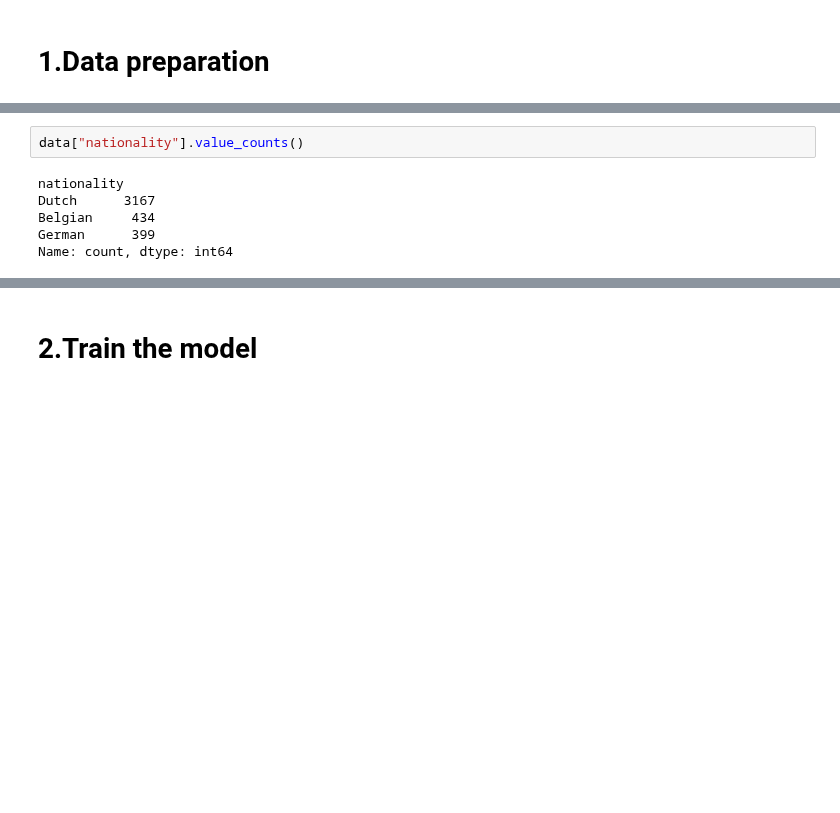
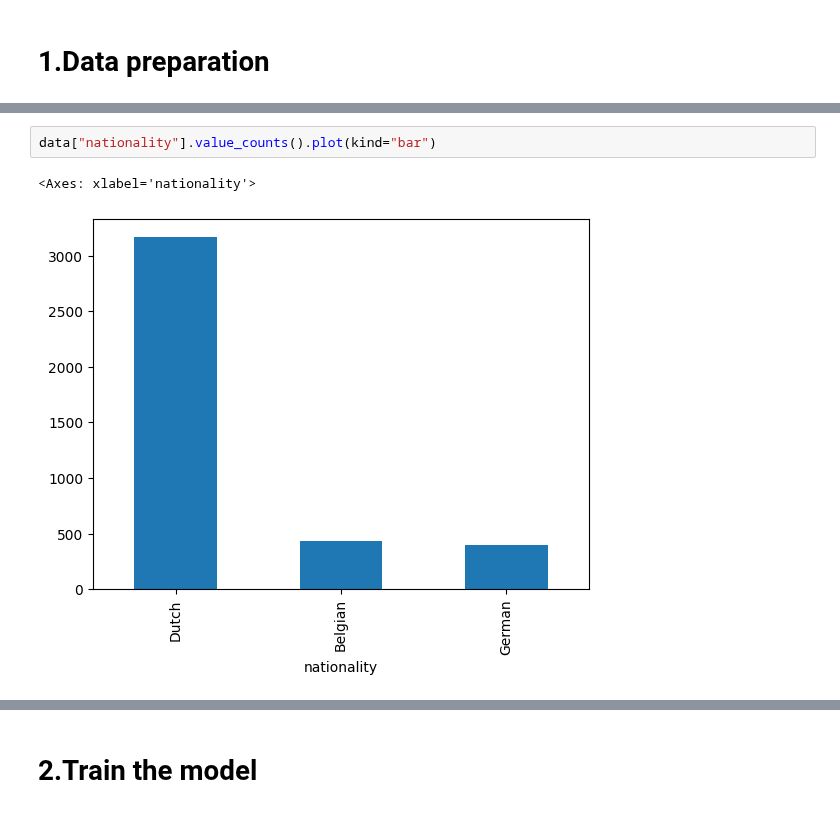
Before and after one commit to AlbanaCelepija/enhanced_mlops, a Jupyter notebook: framework/library/use_cases/tabular/src/local_platform/experiments/1.bias_mitigation.ipynb, the cells around one changed output, grey strips where cells are left out. Saved outputs shown, nothing was run; the diff lists cells and outputs as text; blank space fills up the shorter version.

```diff
--- a/framework/library/use_cases/tabular/src/local_platform/experiments/1.bias_mitigation.ipynb
+++ b/framework/library/use_cases/tabular/src/local_platform/experiments/1.bias_mitigation.ipynb
@@ -144,11 +227,8 @@ data
 # %%
-data["nationality"].value_counts()
+data["nationality"].value_counts().plot(kind="bar")
 # %% [output]
-nationality
-Dutch      3167
-Belgian     434
-German      399
-Name: count, dtype: int64
+<Axes: xlabel='nationality'>
+[figure, added]
 # %%
 encoder = OneHotEncoder(sparse_output=False)
 encoded = encoder.fit_transform(data[categorical_features])
```
Also changed, not shown: parts of 25 cells of this notebook, 4 other files.
